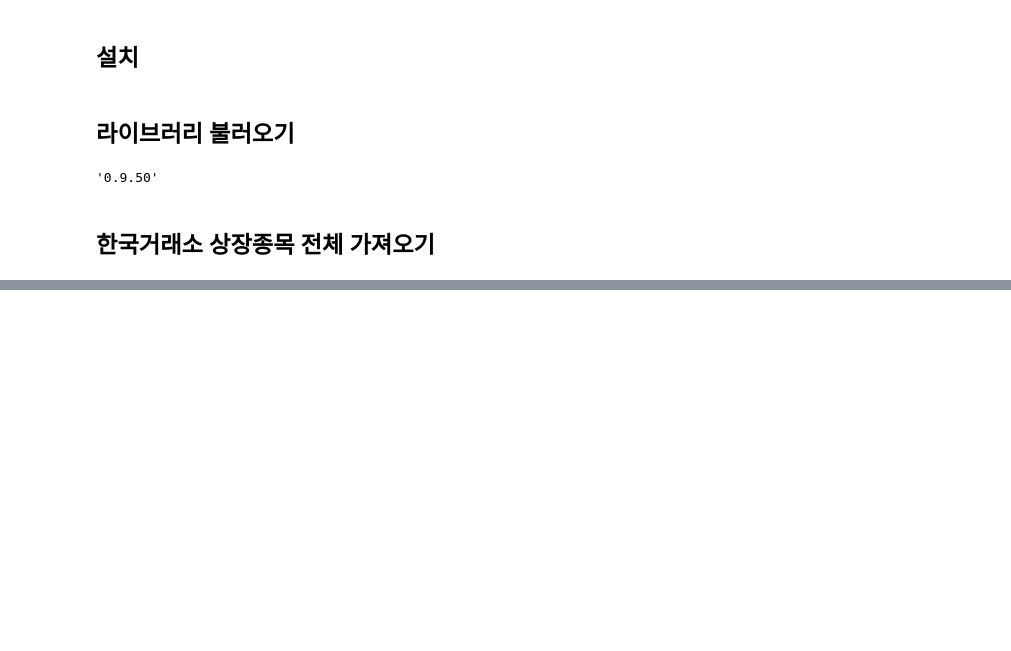
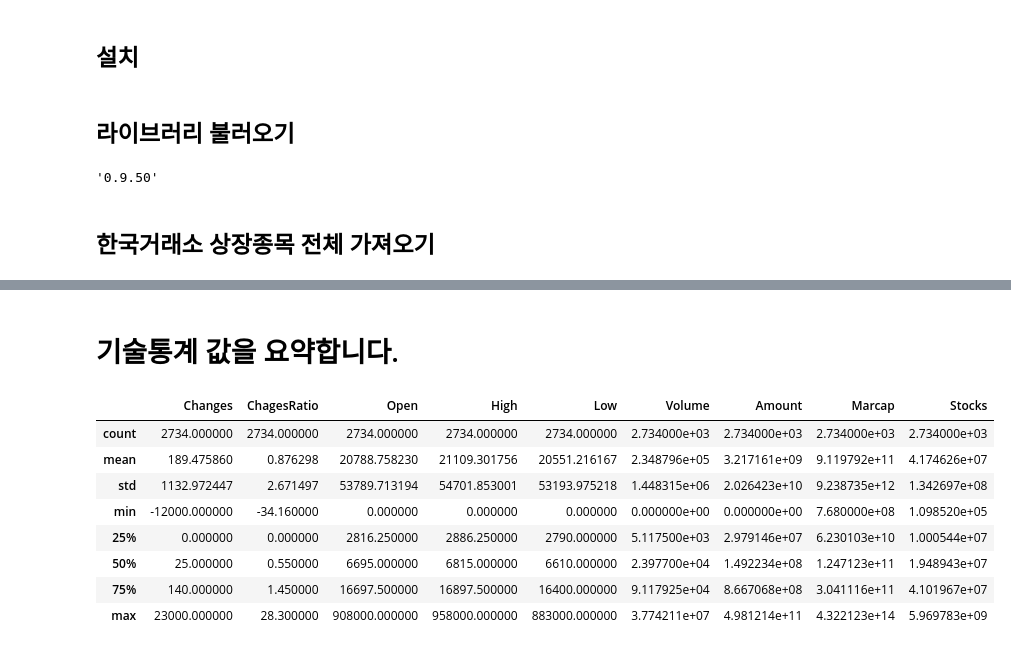
Before and after one commit to jamjamzo/finance-data-analysis, a Jupyter notebook: 2.1 FinanceDataReader를 통한 상장종목 전체 불러오기-input.ipynb, the cells around one changed output, grey strips where cells are left out. Cells and saved outputs as stored; diff of their text form; code cells hidden in the pictures; blank space fills up the shorter version.

```diff
--- a/2.1 FinanceDataReader를 통한 상장종목 전체 불러오기-input.ipynb
+++ b/2.1 FinanceDataReader를 통한 상장종목 전체 불러오기-input.ipynb
@@ -57,4 +58,4 @@ fdr.StockListing("KRX")
 # NASDAQ : 나스닥 종목
 # NYSE : 뉴욕증권거래소 종목
 # SP500 : S&P500 종목
-fdr.StockListing("NYSE")
+df_krx = fdr.StockListing("KRX")
@@ -82,0 +103,14 @@ fdr.StockListing("NYSE")
+# %% [markdown]
+# 기술통계 값을 요약합니다.
+# %%
+df_krx.describe()
+# %% [output]
+|  | Changes | ChagesRatio | Open | High | Low | Volume | Amount | Marcap | Stocks |
+| count | 2734.000000 | 2734.000000 | 2734.000000 | 2734.000000 | 2734.000000 | 2.734000e+03 | 2.734000e+03 | 2.734000e+03 | 2.734000e+03 |
+| mean | 189.475860 | 0.876298 | 20788.758230 | 21109.301756 | 20551.216167 | 2.348796e+05 | 3.217161e+09 | 9.119792e+11 | 4.174626e+07 |
+| std | 1132.972447 | 2.671497 | 53789.713194 | 54701.853001 | 53193.975218 | 1.448315e+06 | 2.026423e+10 | 9.238735e+12 | 1.342697e+08 |
+| min | -12000.000000 | -34.160000 | 0.000000 | 0.000000 | 0.000000 | 0.000000e+00 | 0.000000e+00 | 7.680000e+08 | 1.098520e+05 |
+| 25% | 0.000000 | 0.000000 | 2816.250000 | 2886.250000 | 2790.000000 | 5.117500e+03 | 2.979146e+07 | 6.230103e+10 | 1.000544e+07 |
+| 50% | 25.000000 | 0.550000 | 6695.000000 | 6815.000000 | 6610.000000 | 2.397700e+04 | 1.492234e+08 | 1.247123e+11 | 1.948943e+07 |
+| 75% | 140.000000 | 1.450000 | 16697.500000 | 16897.500000 | 16400.000000 | 9.117925e+04 | 8.667068e+08 | 3.041116e+11 | 4.101967e+07 |
+| max | 23000.000000 | 28.300000 | 908000.000000 | 958000.000000 | 883000.000000 | 3.774211e+07 | 4.981214e+11 | 4.322123e+14 | 5.969783e+09 |
```
Also changed, not shown: parts of 13 cells of this notebook, 2 other files.
